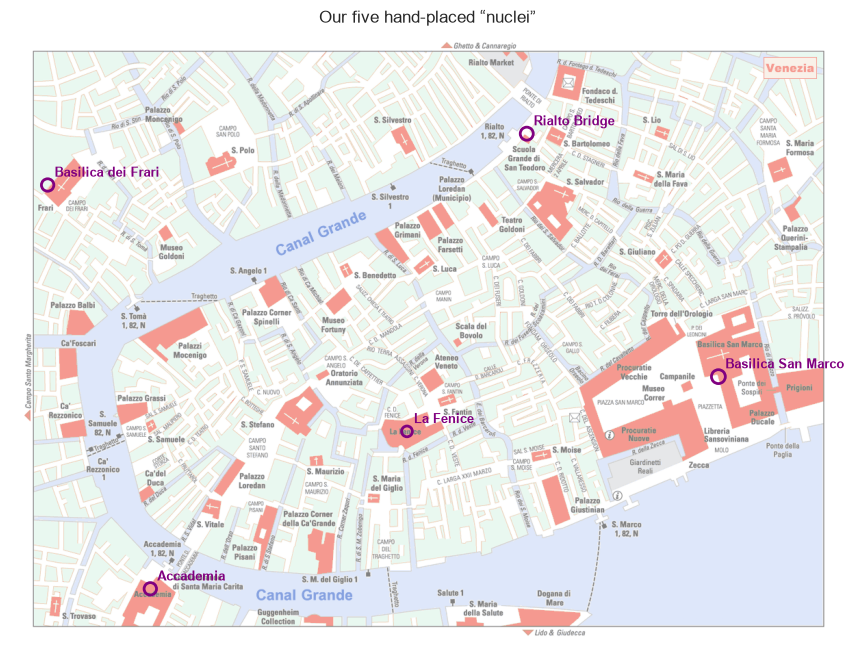
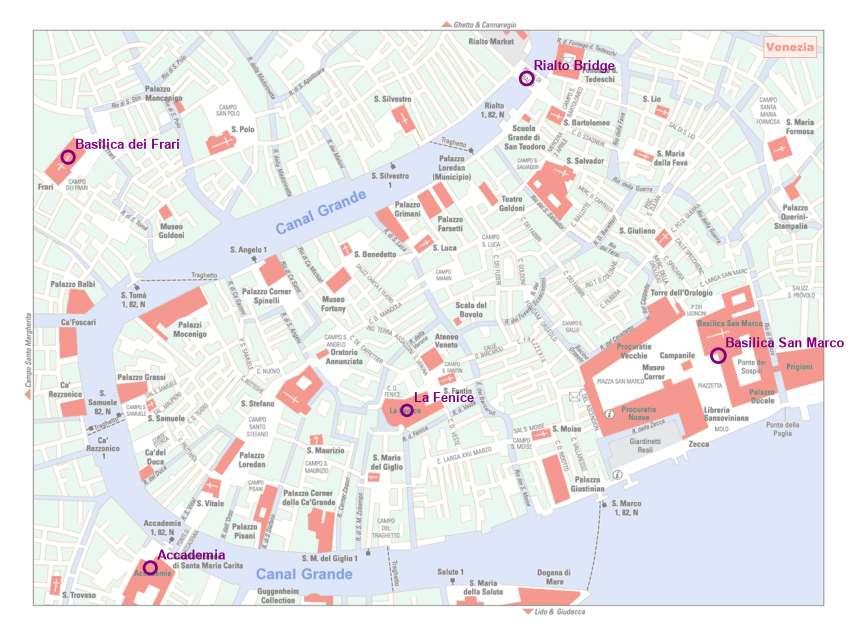
Code edit (unified diff) that turned the first committed figure into the second:
--- before
+++ after
@@ -20,6 +20,6 @@
 landmarks = {
     'Basilica San Marco': (10.35, 5.05, 2.5),
-    'Rialto Bridge':      (7.55, 1.50, 2.2),
-    'Basilica dei Frari': (0.55, 2.25, 2.0),
+    'Rialto Bridge':      (7.55, 1.00, 2.2),
+    'Basilica dei Frari': (0.85, 2.15, 2.0),
     'Accademia':          (2.05, 8.15, 2.0),
     'La Fenice':          (5.80, 5.85, 1.5),
@@ -32,4 +32,3 @@
     ax.annotate(name, (x0, y0), xytext=(5, 6), textcoords='offset points',
                 fontsize=9, weight='bold', color='purple')
-ax.set(xlim=(0, LX), ylim=(LY, 0), title='Our five hand-placed “nuclei”')
 ax.axis('off');

Commit: adjust math a little bit